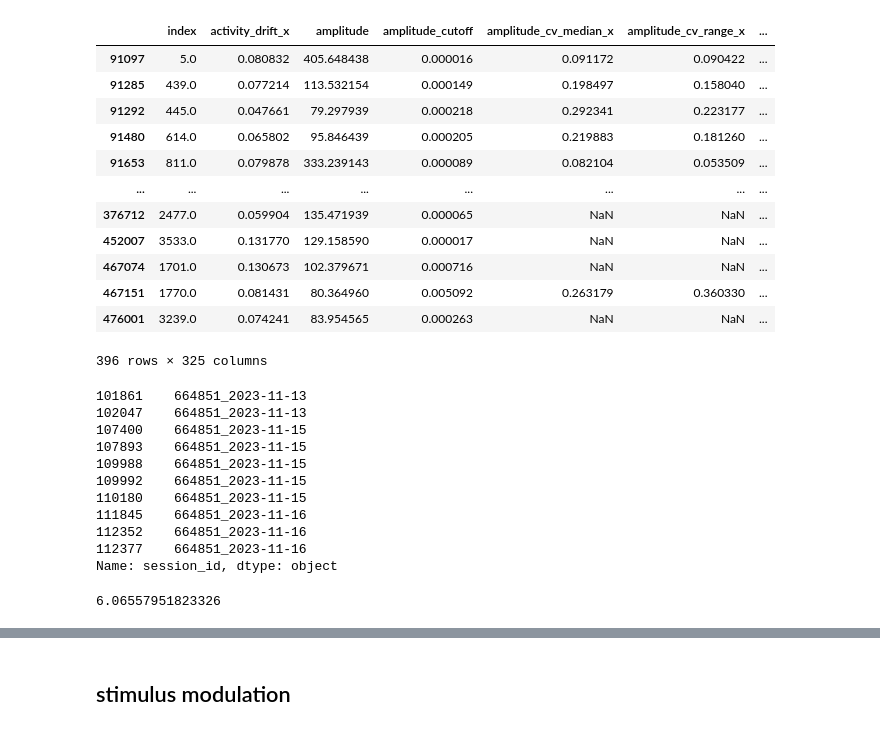
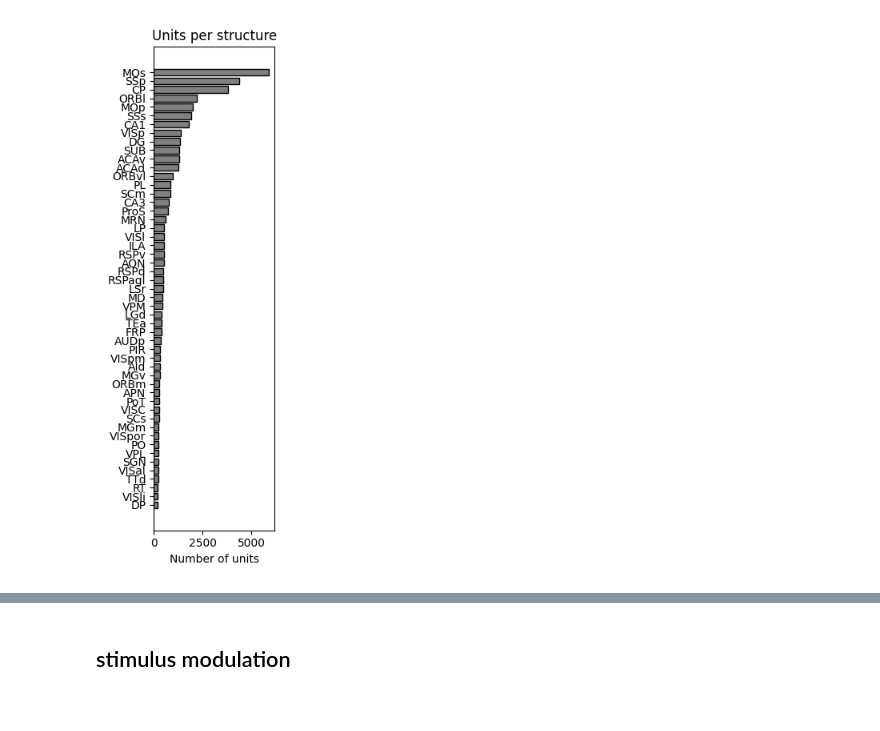
Before and after one commit to AllenInstitute/dynamic_routing_analysis, a Jupyter notebook: notebooks/single_unit_metrics_analysis.ipynb, the cells around one changed output, grey strips where cells are left out. Saved outputs shown, nothing was run; the diff lists cells and outputs as text; code cells hidden in the pictures.

```diff
--- a/notebooks/single_unit_metrics_analysis.ipynb
+++ b/notebooks/single_unit_metrics_analysis.ipynb
@@ -149,45 +81,3 @@ Name: session_id, Length: 1043, dtype: object
-# %%
-filtered_merge=merged_pd.query('presence_ratio>=0.7 and \
-                               isi_violations_ratio<=0.5 and \
-                                amplitude_cutoff<=0.1 and \
-                                activity_drift_x<=0.2 and \
-                                firing_rate>=0.5 and \
-                                ~structure.isna() and ~location.isna() and \
-                                session_id in @dr_session_list')
-
-filtered_merge.query('tagged==True')
-# %% [output]
-|  | index | activity_drift_x | amplitude | amplitude_cutoff | amplitude_cv_median_x | amplitude_cv_range_x | ... |
-| 91097 | 5.0 | 0.080832 | 405.648438 | 0.000016 | 0.091172 | 0.090422 | ... |
-| 91285 | 439.0 | 0.077214 | 113.532154 | 0.000149 | 0.198497 | 0.158040 | ... |
-| 91292 | 445.0 | 0.047661 | 79.297939 | 0.000218 | 0.292341 | 0.223177 | ... |
-| 91480 | 614.0 | 0.065802 | 95.846439 | 0.000205 | 0.219883 | 0.181260 | ... |
-| 91653 | 811.0 | 0.079878 | 333.239143 | 0.000089 | 0.082104 | 0.053509 | ... |
-| ... | ... | ... | ... | ... | ... | ... | ... |
-| 376712 | 2477.0 | 0.059904 | 135.471939 | 0.000065 | NaN | NaN | ... |
-| 452007 | 3533.0 | 0.131770 | 129.158590 | 0.000017 | NaN | NaN | ... |
-| 467074 | 1701.0 | 0.130673 | 102.379671 | 0.000716 | NaN | NaN | ... |
-| 467151 | 1770.0 | 0.081431 | 80.364960 | 0.005092 | 0.263179 | 0.360330 | ... |
-| 476001 | 3239.0 | 0.074241 | 83.954565 | 0.000263 | NaN | NaN | ... |
-396 rows × 325 columns
-# %%
-filtered_merge.query('line=="PV" and tagged==True and structure=="MOs"')['session_id']
-# %% [output]
-101861    664851_2023-11-13
-102047    664851_2023-11-13
-107400    664851_2023-11-15
-107893    664851_2023-11-15
-109988    664851_2023-11-15
-109992    664851_2023-11-15
-110180    664851_2023-11-15
-111845    664851_2023-11-16
-112352    664851_2023-11-16
-112377    664851_2023-11-16
-Name: session_id, dtype: object
-# %%
-np.mean(filtered_merge.query('line=="PV" and tagged==True and structure=="MOs"')['firing_rate'].values)
-# %% [output]
-6.06557951823326
 # %%
 sel_project='DynamicRouting'
 # sel_project='Templeton'
@@ -227,6 +118,30 @@ for structure, group in structure_grouping.items():
 sel_units=sel_units.query('structure not in @exclude_structure_list')
 
 adj_pvals=spike_utils.calculate_single_unit_metric_adjusted_pvals(sel_units,sel_project)
+# %%
+#bar plot of units recorded
+
+min_n_units=200
+min_n_sessions=3
+
+n_sessions_by_structure=sel_units.groupby('structure')['session_id'].nunique()
+n_units_by_structure=sel_units['structure'].value_counts()
+n_units_sessions_by_structure_table=pd.merge(
+    n_units_by_structure,n_sessions_by_structure,left_index=True,right_index=True,how='outer',suffixes=('_n_units','_n_sessions')
+    ).query('count>@min_n_units and session_id>=@min_n_sessions').sort_values(by='count', ascending=True)
+
+# n_units_sessions_by_structure_table
+
+fig,ax=plt.subplots(1,1,figsize=(2.5,7),sharex=True,sharey=True)
+ax.barh(n_units_sessions_by_structure_table.index, n_units_sessions_by_structure_table['count'],
+       color='gray', edgecolor='k')
+ax.set_xlabel('Number of units')
+ax.set_title('Units per structure')
+# ax.set_xscale('log')
+
+fig.tight_layout()
+# %% [output]
+[figure, added]
 # %%
 structure_median_firing_rates = {
     'structure': [],
```
Also changed, not shown: parts of 47 cells of this notebook, 9 other files.
